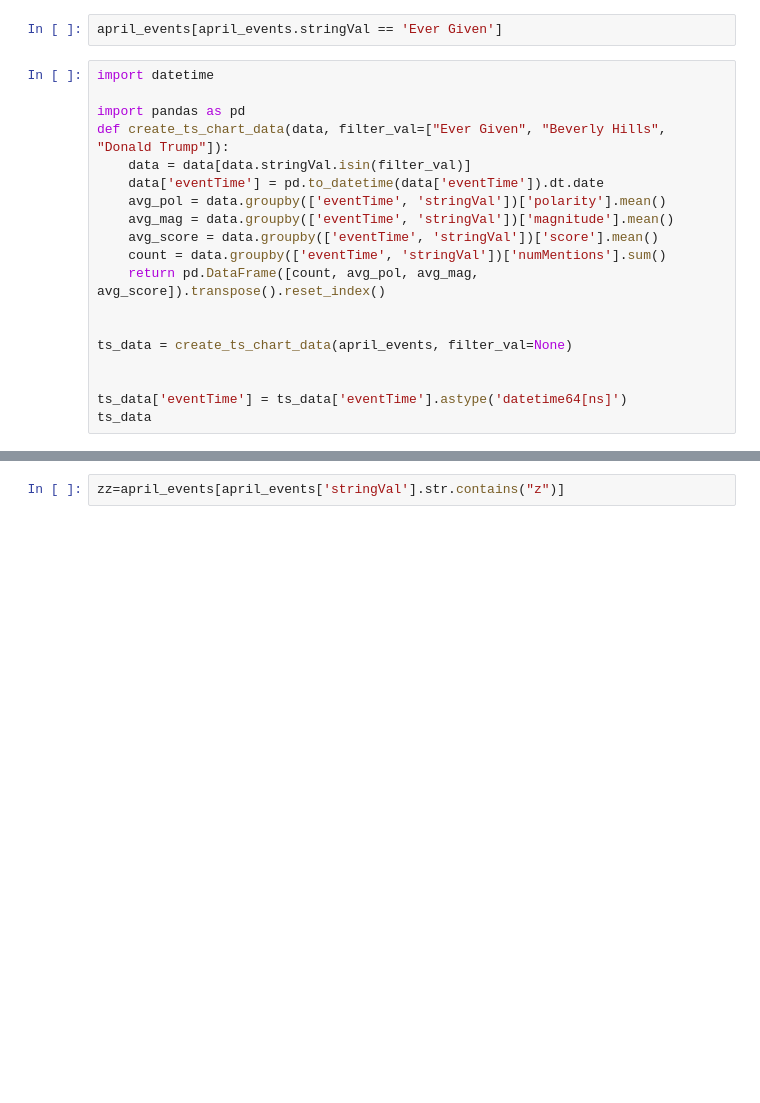
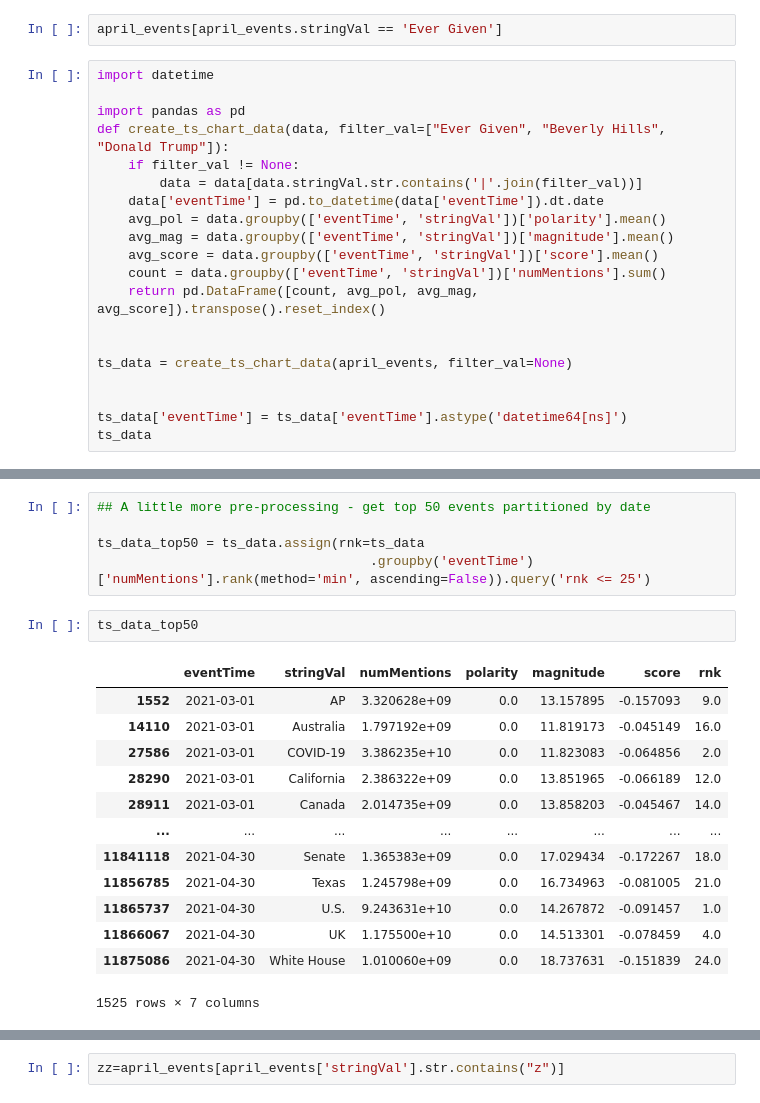
Before and after one commit to jswortz/gdelt-analysis, a Jupyter notebook: GEG_EDA.ipynb, the cells around one changed output, grey strips where cells are left out. Drawn from its saved outputs; the diff is of its cells as text; blank space fills up the shorter version.

```diff
--- a/GEG_EDA.ipynb
+++ b/GEG_EDA.ipynb
@@ -161,7 +161,8 @@ import datetime
 
 import pandas as pd
 def create_ts_chart_data(data, filter_val=["Ever Given", "Beverly Hills", "Donald Trump"]):
-    data = data[data.stringVal.isin(filter_val)]
+    if filter_val != None:
+    	data = data[data.stringVal.str.contains('|'.join(filter_val))]
     data['eventTime'] = pd.to_datetime(data['eventTime']).dt.date
     avg_pol = data.groupby(['eventTime', 'stringVal'])['polarity'].mean()
     avg_mag = data.groupby(['eventTime', 'stringVal'])['magnitude'].mean()
@@ -180,3 +193,24 @@ TypeError: only list-like objects are allowed to be passed to isin(), you passed
+# %%
+## A little more pre-processing - get top 50 events partitioned by date
+
+ts_data_top50 = ts_data.assign(rnk=ts_data
+                                   .groupby('eventTime')['numMentions'].rank(method='min', ascending=False)).query('rnk <= 25')
+# %%
+ts_data_top50
+# %% [output]
+|  | eventTime | stringVal | numMentions | polarity | magnitude | score | rnk |
+| 1552 | 2021-03-01 | AP | 3.320628e+09 | 0.0 | 13.157895 | -0.157093 | 9.0 |
+| 14110 | 2021-03-01 | Australia | 1.797192e+09 | 0.0 | 11.819173 | -0.045149 | 16.0 |
+| 27586 | 2021-03-01 | COVID-19 | 3.386235e+10 | 0.0 | 11.823083 | -0.064856 | 2.0 |
+| 28290 | 2021-03-01 | California | 2.386322e+09 | 0.0 | 13.851965 | -0.066189 | 12.0 |
+| 28911 | 2021-03-01 | Canada | 2.014735e+09 | 0.0 | 13.858203 | -0.045467 | 14.0 |
+| ... | ... | ... | ... | ... | ... | ... | ... |
+| 11841118 | 2021-04-30 | Senate | 1.365383e+09 | 0.0 | 17.029434 | -0.172267 | 18.0 |
+| 11856785 | 2021-04-30 | Texas | 1.245798e+09 | 0.0 | 16.734963 | -0.081005 | 21.0 |
+| 11865737 | 2021-04-30 | U.S. | 9.243631e+10 | 0.0 | 14.267872 | -0.091457 | 1.0 |
+| 11866067 | 2021-04-30 | UK | 1.175500e+10 | 0.0 | 14.513301 | -0.078459 | 4.0 |
+| 11875086 | 2021-04-30 | White House | 1.010060e+09 | 0.0 | 18.737631 | -0.151839 | 24.0 |
+1525 rows × 7 columns
 # %%
 alt.data_transformers.disable_max_rows()
 
```
Also changed, not shown: parts of 8 cells of this notebook, 1 other file.
